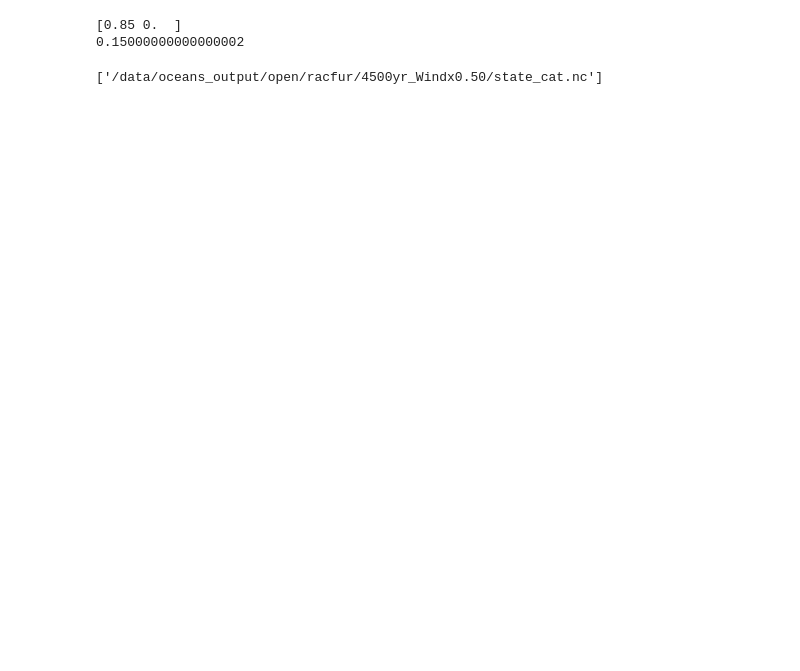
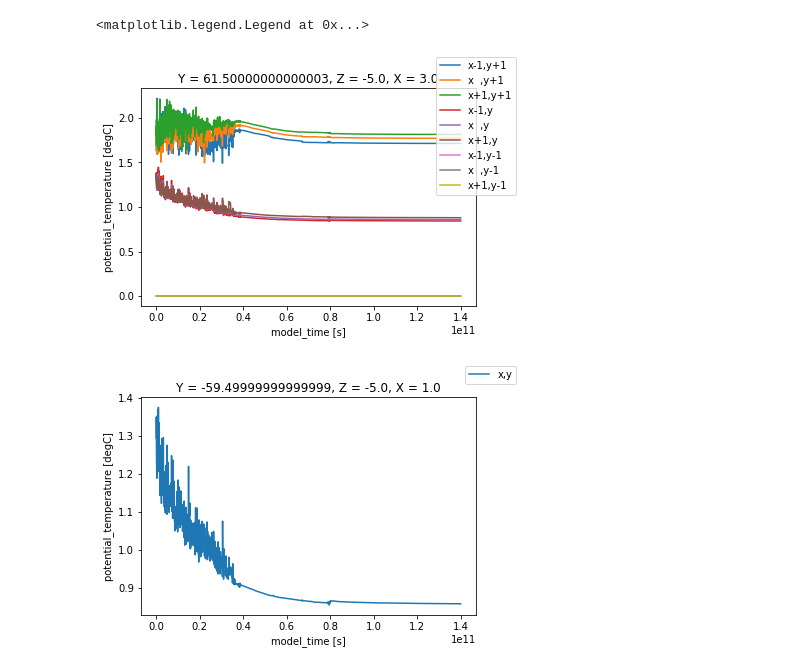
Before and after one commit to RachelFurner/DynamicPrediction, a Jupyter notebook: Regression_attempts.ipynb, the cells around one changed output. Cells and saved outputs as stored; diff of their text form; code cells hidden in the pictures; blank space fills up the shorter version.

```diff
--- a/Regression_attempts.ipynb
+++ b/Regression_attempts.ipynb
@@ -18,6 +7,0 @@ Lasso(alpha=0.1, copy_X=True, fit_intercept=True, max_iter=1000,
-# %%
-print(clf.coef_)
-print(clf.intercept_)
-# %% [output]
-[0.85 0.  ]
-0.15000000000000002
@@ -37,14 +12,11 @@ DIR = '/data/oceans_output/open/racfur'
 exp_list = ['4500yr_Windx0.50']
 file_list =[]
 for exp in exp_list:
-    #filenames = os.listdir(os.path.join(DIR,exp))
-    filenames = ['state_cat.nc']
-    for file in filenames:
-        file_list.append(os.path.join(DIR,exp,file))
+    for filename in os.listdir(os.path.join(DIR,exp)):
+        if filename.__contains__('cat'):
+            file_list.append(os.path.join(DIR,exp,filename))
 
 print(file_list)
-# %% [output]
-['/data/oceans_output/open/racfur/4500yr_Windx0.50/state_cat.nc']
 # %%
 #print(file_list[0])
 ds   = xr.open_dataset(file_list[0])
@@ -52,22 +23,33 @@ ds   = xr.open_dataset(file_list[0])
 # %%
 #Plot a timeseries of the various potential inputs
 # here plotting for a single grid cell. Plotting Temp for set grid point and
 # an 8 cell halo. Aim is to use this to predict Temp at a later time step
 
+z_level=0
+lat=0  # actually x point (11 points in x dir)
+lon=0  # actually y point (78 points in y dir)
+
 fig1 = plt.figure()
 
-ds.Temp.isel(X=x-1,Y=y+1,Z=z).plot(label=('x-1,y+1'))
-ds.Temp.isel(X=x  ,Y=y+1,Z=z).plot(label=('x  ,y+1'))
-ds.Temp.isel(X=x+1,Y=y+1,Z=z).plot(label=('x+1,y+1'))
-ds.Temp.isel(X=x-1,Y=y  ,Z=z).plot(label=('x-1,y  '))
-ds.Temp.isel(X=x  ,Y=y  ,Z=z).plot(label=('x  ,y  '))
-ds.Temp.isel(X=x+1,Y=y  ,Z=z).plot(label=('x+1,y  '))
-ds.Temp.isel(X=x-1,Y=y-1,Z=z).plot(label=('x-1,y-1'))
-ds.Temp.isel(X=x  ,Y=y-1,Z=z).plot(label=('x  ,y-1'))
-ds.Temp.isel(X=x+1,Y=y-1,Z=z).plot(label=('x+1,y-1'))
-
+ds.Temp.isel(X=lat-1,Y=lon+1,Z=z_level  ).plot(label=('x-1,y+1'))
+ds.Temp.isel(X=lat  ,Y=lon+1,Z=z_level  ).plot(label=('x  ,y+1'))
+ds.Temp.isel(X=lat+1,Y=lon+1,Z=z_level  ).plot(label=('x+1,y+1'))
+ds.Temp.isel(X=lat-1,Y=lon  ,Z=z_level  ).plot(label=('x-1,y  '))
+ds.Temp.isel(X=lat  ,Y=lon  ,Z=z_level  ).plot(label=('x  ,y  '))
+ds.Temp.isel(X=lat+1,Y=lon  ,Z=z_level  ).plot(label=('x+1,y  '))
+ds.Temp.isel(X=lat-1,Y=lon-1,Z=z_level  ).plot(label=('x-1,y-1'))
+ds.Temp.isel(X=lat  ,Y=lon-1,Z=z_level  ).plot(label=('x  ,y-1'))
+ds.Temp.isel(X=lat+1,Y=lon-1,Z=z_level  ).plot(label=('x+1,y-1'))
 
 fig1.legend()
+
+fig2 = plt.figure()
+ds.Temp.isel(X=lat,Y=lon,Z=z_level).plot(label=('x,y'))
+fig2.legend()
+# %% [output]
+<matplotlib.legend.Legend at 0x...>
+[figure, added]
+[figure, added]
 # %%
 inputs = []
 outputs = []
```
Also changed, not shown: parts of 13 cells of this notebook, 2 other files.
